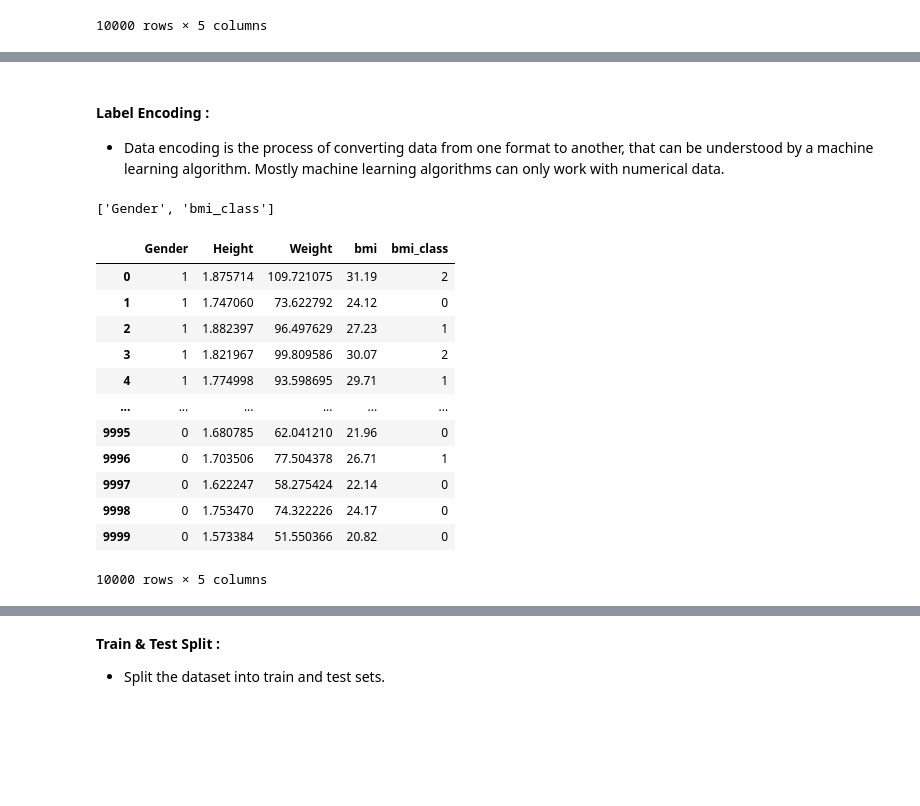
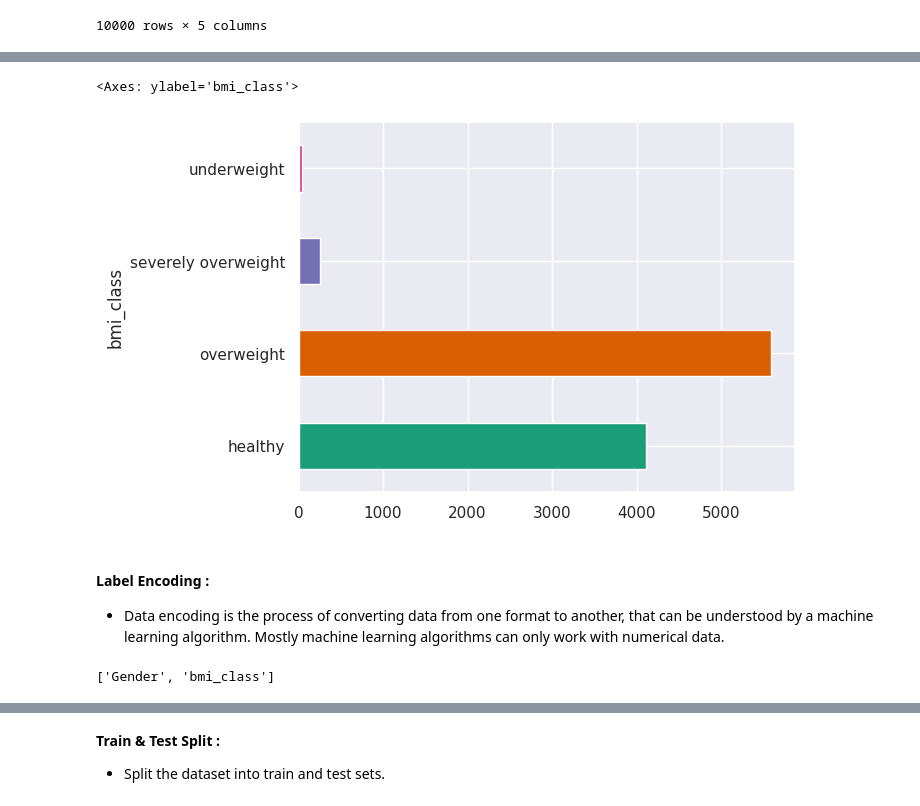
Before and after one commit to Ranjith5720/Regression_Models, a Jupyter notebook: SVM_Regression.ipynb, the cells around one changed output, grey strips where cells are left out. Cells and saved outputs as stored; diff of their text form; code cells hidden in the pictures; blank space fills up the shorter version.

```diff
--- a/SVM_Regression.ipynb
+++ b/SVM_Regression.ipynb
@@ -184,3 +194,10 @@ df1
+# %%
+# @title Bmi_class
+
+df1.groupby('bmi_class').size().plot(kind='barh', color=sns.palettes.mpl_palette('Dark2'))
+# %% [output]
+<Axes: ylabel='bmi_class'>
+[figure, added]
 # %% [markdown]
 #### **Label Encoding :**
 
@@ -188,12 +209,17 @@ df1
+# %%
+# find categorical variables in the dataset
+
+categorical = [i for i in df2.columns if df2[i].dtype == 'O']
+categorical
+# %% [output]
+['Gender', 'bmi_class']
 # %%
 # import label encoder
 
 from sklearn.preprocessing import LabelEncoder
 le = LabelEncoder()
 # %%
-# find categorical variables in the dataset
+# label encoding in categorical variables in the dataset
 
-categorical = [i for i in df1.columns if df1[i].dtype == 'O']
-categorical
+for i in categorical:
+  df2[i] = le.fit_transform(df2[i])
-# %% [output]
-['Gender', 'bmi_class']
@@ -203,16 +225,0 @@ for i in categorical:
-# %%
-df1
-# %% [output]
-|  | Gender | Height | Weight | bmi | bmi_class |
-| 0 | 1 | 1.875714 | 109.721075 | 31.19 | 2 |
-| 1 | 1 | 1.747060 | 73.622792 | 24.12 | 0 |
-| 2 | 1 | 1.882397 | 96.497629 | 27.23 | 1 |
-| 3 | 1 | 1.821967 | 99.809586 | 30.07 | 2 |
-| 4 | 1 | 1.774998 | 93.598695 | 29.71 | 1 |
-| ... | ... | ... | ... | ... | ... |
-| 9995 | 0 | 1.680785 | 62.041210 | 21.96 | 0 |
-| 9996 | 0 | 1.703506 | 77.504378 | 26.71 | 1 |
-| 9997 | 0 | 1.622247 | 58.275424 | 22.14 | 0 |
-| 9998 | 0 | 1.753470 | 74.322226 | 24.17 | 0 |
-| 9999 | 0 | 1.573384 | 51.550366 | 20.82 | 0 |
-10000 rows × 5 columns
```
Also changed, not shown: parts of 43 cells of this notebook.
